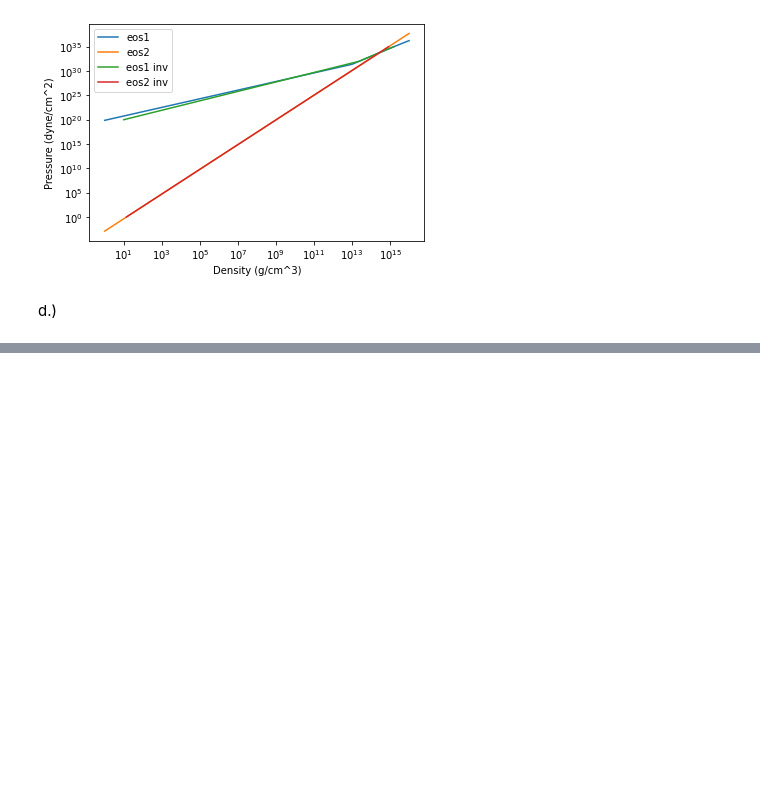
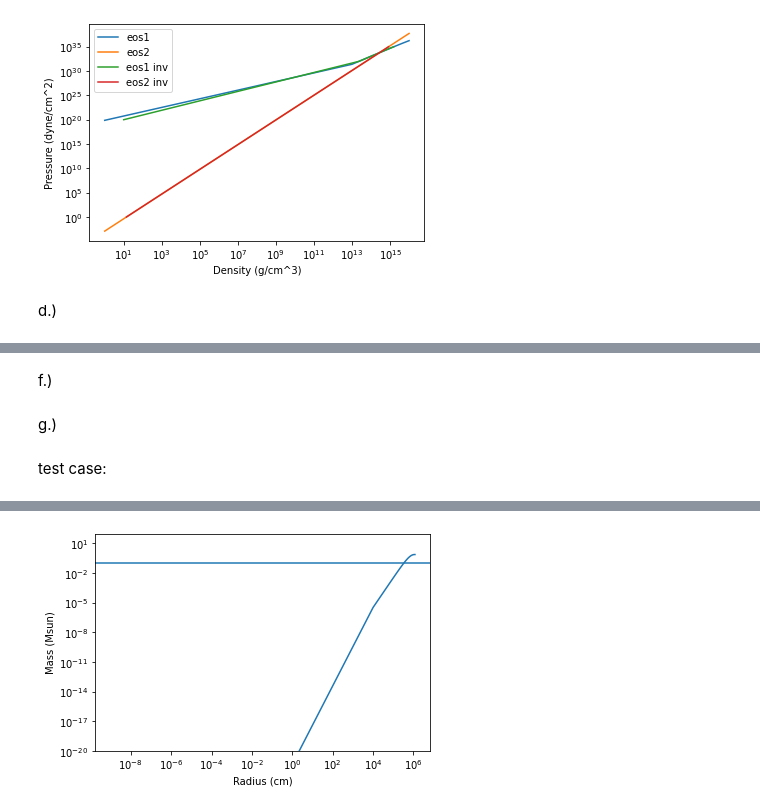
Before and after one commit to thomas-03/homework, a Jupyter notebook: 5460/homework10.ipynb, the cells around one changed output, grey strips where cells are left out. Saved outputs shown, nothing was run; the diff lists cells and outputs as text; code cells hidden in the pictures; blank space fills up the shorter version.

```diff
--- a/5460/homework10.ipynb
+++ b/5460/homework10.ipynb
@@ -106,0 +135,48 @@ def dydr(m,P,phi,r,EOS):
+# %% [markdown]
+f.)
+# %%
+def integrate(r0,y0, dr=500, EOS=1):
+    #taken from my homework 1 and modified slightly
+    m0 = y0[0]
+    P0 = y0[1]
+    phi0 = y0[2]
+    #maxIterations=Rsun/dr+10
+    maxIterations=10000
+    i=0
+    r = np.array([r0])
+    m = np.array([m0])
+    P = np.array([P0])
+    phi = np.array([phi0])
+    P_central = P0
+    while i < maxIterations:
+        # Perform a single RK4 step
+        m_new, P_new, phi_new = rk4_step(r[-1], np.array([m[-1], P[-1], phi[-1]]), dr=dr, EOS=EOS)
+        # Update the values for the next iteration
+        r = np.append(r, r[-1] + dr)
+        m = np.append(m, m_new)
+        P = np.append(P, P_new)
+        phi = np.append(phi, phi_new)
+        # Check for stopping condition (the pressure is 10^-10 of the central pressure)
+        if P[-1]/P_central < 1e-10:
+            return r, m, P, phi
+        i += 1
+    print("Maximum iterations reached in integrate_star. Returning last values.")
+    return r, m, P, phi
+# %% [markdown]
+g.)
+# %% [markdown]
+test case:
+# %%
+P0 = 1e34
+dr = 1e4
+#I'm starting with random initial central pressure just to see if the code runs and an initial mass of electon mass so its tiny but not 0 (so I won't get nans)
+r, m, P, phi = integrate(1e-9, np.array([mn, P0, 0]), dr=dr, EOS=1)
+plt.plot(r, m/Msun)
+plt.xscale('log')
+plt.yscale('log')
+plt.ylim(1e-20,1e2)
+plt.axhline(y=0.103)
+plt.xlabel('Radius (cm)')
+plt.ylabel('Mass (Msun)')
+plt.show()
+# %% [output]
@@ -106,0 +184 @@ def dydr(m,P,phi,r,EOS):
+[figure, added]
```
Also changed, not shown: parts of 12 cells of this notebook.
